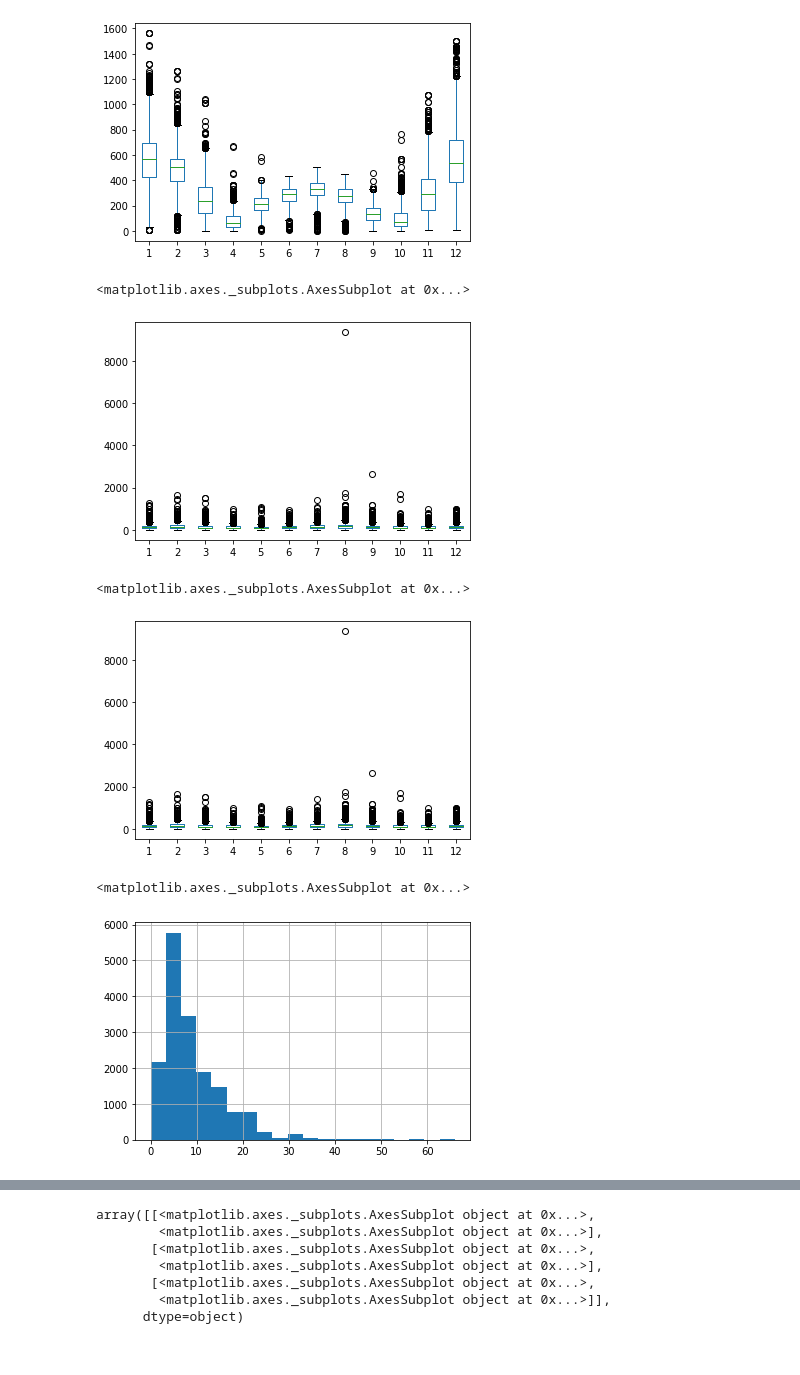
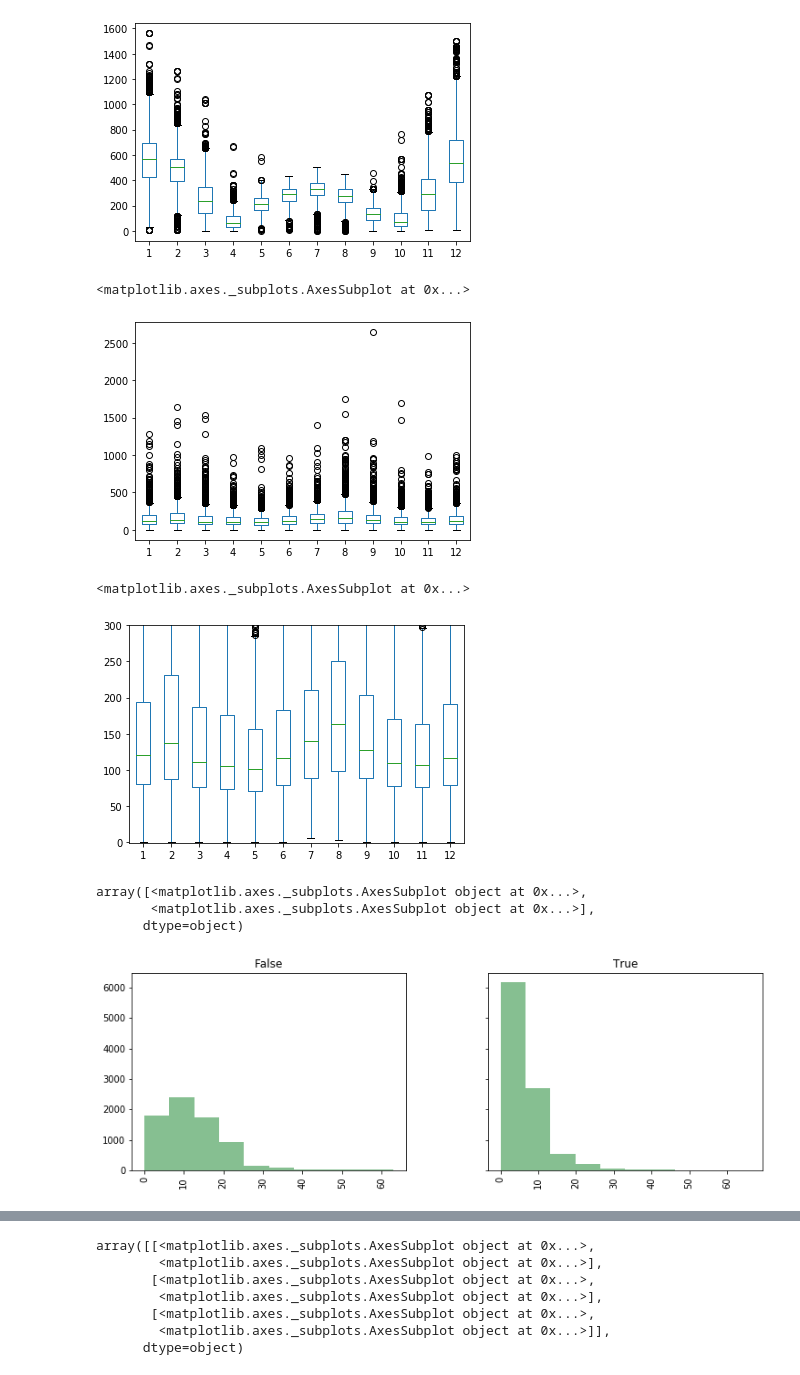
Before and after one commit to JK558/Land-Cover-UHI-Energy-Use, a Jupyter notebook: Land-Cover-UHI-Energy-Use.ipynb, the cells around one changed output, grey strips where cells are left out. Drawn from its saved outputs; the diff is of its cells as text; code cells hidden in the pictures.

```diff
--- a/Land-Cover-UHI-Energy-Use.ipynb
+++ b/Land-Cover-UHI-Energy-Use.ipynb
@@ -1097,21 +999,23 @@ master1.pivot_table(values='DD_monthly',
 <matplotlib.axes._subplots.AxesSubplot at 0x...>
 [figure]
 # %%
-master1.pivot_table(values='elec_use',
+master1[master1.elec_use<3000].pivot_table(values='elec_use',
     index='ID',
     columns=['month']).plot(kind='box')
 # %% [output]
 <matplotlib.axes._subplots.AxesSubplot at 0x...>
-[figure, old version]
+[figure, new version]
 # %%
-master1.pivot_table(values='elec_use',
+master1[master1.elec_use<3000].pivot_table(values='elec_use',
     index='ID',
-    columns=['month']).plot(kind='box')
+    columns=['month']).plot(kind='box', ylim=(-1,300))
 # %% [output]
 <matplotlib.axes._subplots.AxesSubplot at 0x...>
-[figure, old version]
+[figure, new version]
-# %%
-master1.Tree_Cover.hist(grid=True, bins=20)
-# %% [output]
-<matplotlib.axes._subplots.AxesSubplot at 0x...>
-[figure, removed]
+# %%
+master1.hist(column='Tree_Cover', by='is_north',grid=True, figsize=(12,4), sharey=True, color='#86bf91')
+# %% [output]
+array([<matplotlib.axes._subplots.AxesSubplot object at 0x...>,
+       <matplotlib.axes._subplots.AxesSubplot object at 0x...>],
+      dtype=object)
+[figure, added]
```
Also changed, not shown: parts of 133 cells of this notebook.
